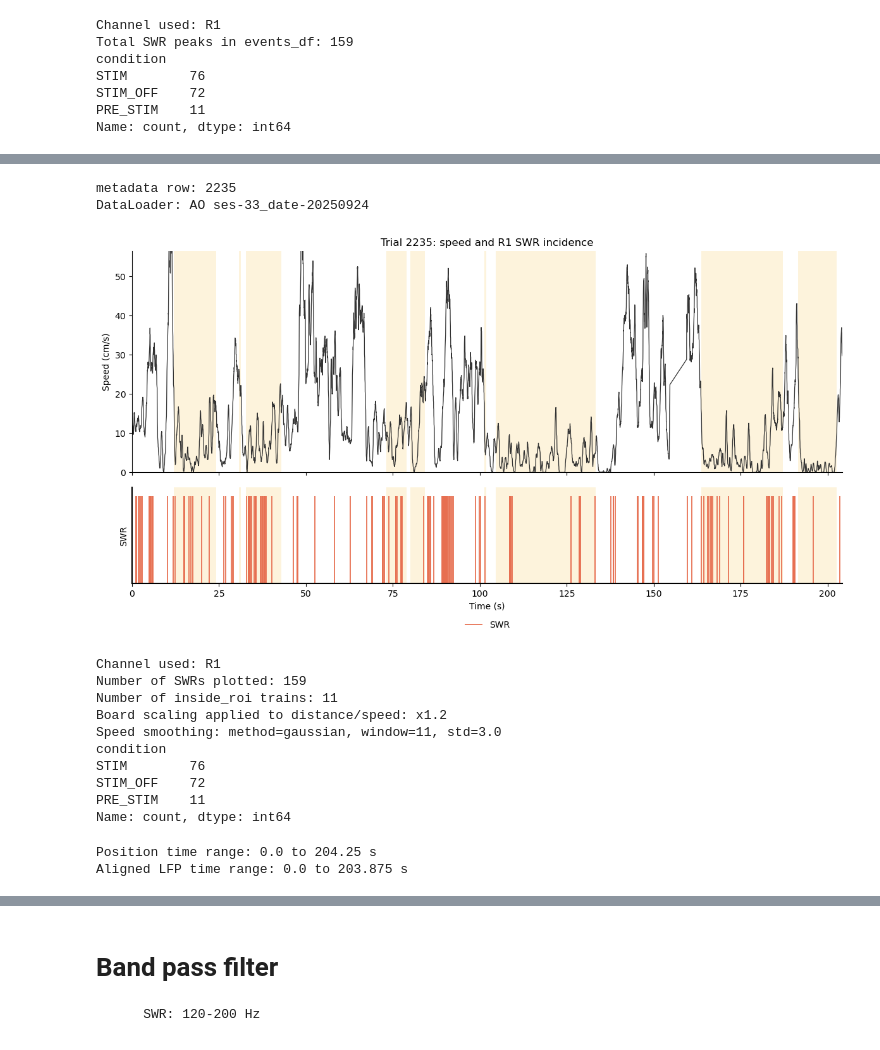
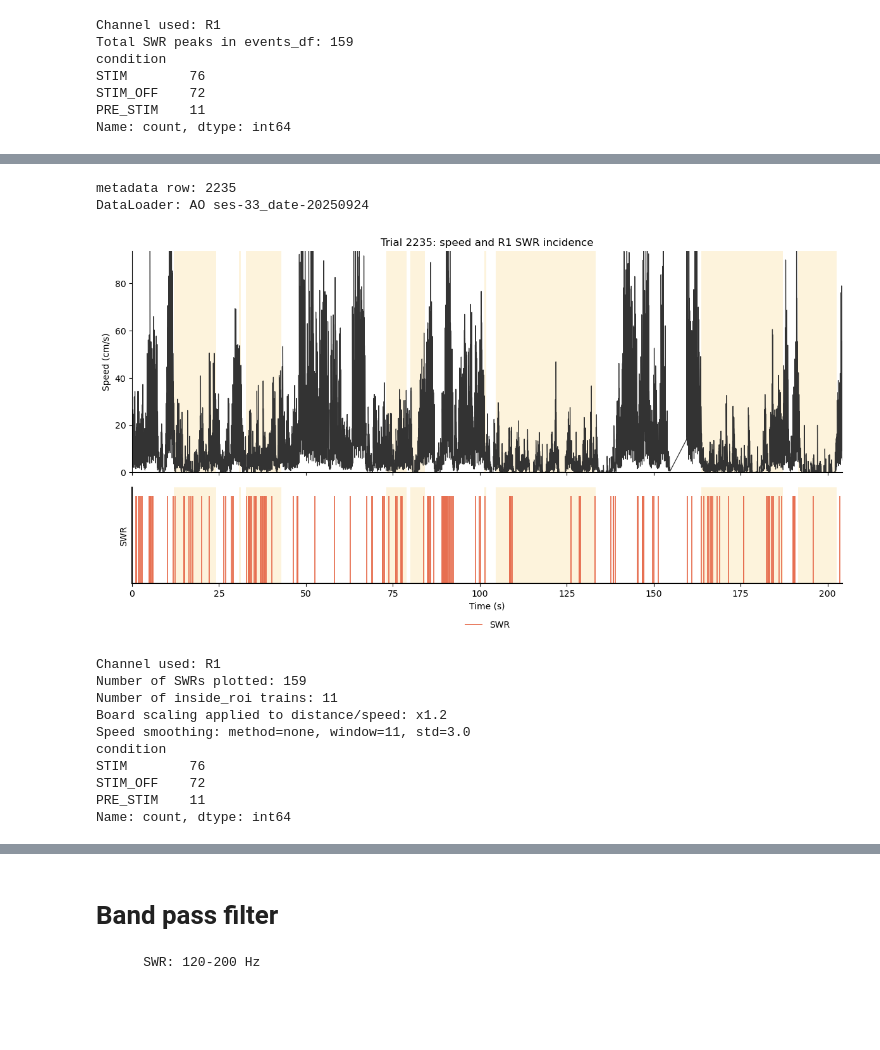
Before and after one commit to Koushouu/Cheeseboard, a Jupyter notebook: LFP/stella/XM_SWRextraction.ipynb, the cells around one changed output, grey strips where cells are left out. Drawn from its saved outputs; the diff is of its cells as text; code cells hidden in the pictures; blank space fills up the shorter version.

```diff
--- a/LFP/stella/XM_SWRextraction.ipynb
+++ b/LFP/stella/XM_SWRextraction.ipynb
@@ -4846,7 +5150,5 @@ frame= 6115 fps=0.0 q=-1.0 Lsize=   76175KiB time=00:03:23.83 bitrate=3061.5kbit
 # %%
-import numpy as np
-import pandas as pd
-import matplotlib.pyplot as plt
+# speed plot with SWR as separate panel
 
 # ------------------------------------------------------------
 # Load trial data
@@ -4857,7 +5159,7 @@ BOARD_SCALE_TO_REAL = 1.2        # analysis board 100 -> real board 120 cm
 # ----------------------------
 # Speed smoothing options
 # ----------------------------
-SPEED_SMOOTH_METHOD = "gaussian"   # "none", "median", "mean", "gaussian"
+SPEED_SMOOTH_METHOD = "none"   # "none", "median", "mean", "gaussian"
 SPEED_SMOOTH_WINDOW = 11           # odd number recommended
 SPEED_SMOOTH_STD = 3.0             # only used for gaussian
 
@@ -5106,57 +5408,41 @@ if len(events_df):
 ax1.set_ylim(0, 1.1)
 ax1.set_yticks([])
 ax1.set_ylabel("SWR")
 ax1.set_xlabel("Time (s)")
 ax1.spines["top"].set_visible(False)
 ax1.spines["right"].set_visible(False)
 ax1.spines["left"].set_linewidth(1.5)
 ax1.spines["bottom"].set_linewidth(1.5)
 
 if PLOT_SWR_IN_ONE_COLOUR:
     ax1.legend(frameon=False, loc="upper center", bbox_to_anchor=(0.5, -0.3), ncol=1)
 else:
     if len(legend_done):
         ax1.legend(frameon=False, loc="upper center", bbox_to_anchor=(0.5, -0.3), ncol=3)
 
 ax1.set_xlim(t.min(), t.max())
 
 plt.tight_layout()
 plt.show()
 
 print(f"Channel used: {CHANNEL_TO_PLOT}")
 print(f"Number of SWRs plotted: {len(events_df)}")
 print(f"Number of inside_roi trains: {len(inside_roi_trains)}")
 print(f"Board scaling applied to distance/speed: x{BOARD_SCALE_TO_REAL}")
 print(f"Speed smoothing: method={SPEED_SMOOTH_METHOD}, window={SPEED_SMOOTH_WINDOW}, std={SPEED_SMOOTH_STD}")
 if "condition" in events_df.columns and len(events_df):
     print(events_df["condition"].value_counts(dropna=False))
 # %% [output]
 metadata row: 2235
 DataLoader: AO ses-33_date-20250924
-[figure, old version]
+[figure, new version]
 Channel used: R1
 Number of SWRs plotted: 159
 Number of inside_roi trains: 11
 Board scaling applied to distance/speed: x1.2
-Speed smoothing: method=gaussian, window=11, std=3.0
+Speed smoothing: method=none, window=11, std=3.0
 condition
 STIM        76
 STIM_OFF    72
 PRE_STIM    11
 Name: count, dtype: int64
-# %%
-# position time
-t_pos = position["t"].to_numpy(dtype=float)
-dt = np.nanmedian(np.diff(t_pos))
-if np.isfinite(dt) and dt > 1.0:
-    t_pos = t_pos / 1000.0
-
-print("Position time range:", np.nanmin(t_pos), "to", np.nanmax(t_pos), "s")
-
-# aligned LFP / wavelet time
-det_res = all_results["R1"]["det_res"]
-t_lfp = det_res["t"]
-print("Aligned LFP time range:", np.nanmin(t_lfp), "to", np.nanmax(t_lfp), "s")
-# %% [output]
-Position time range: 0.0 to 204.25 s
-Aligned LFP time range: 0.0 to 203.875 s
```
Also changed, not shown: parts of 23 cells of this notebook, 2 other files.
